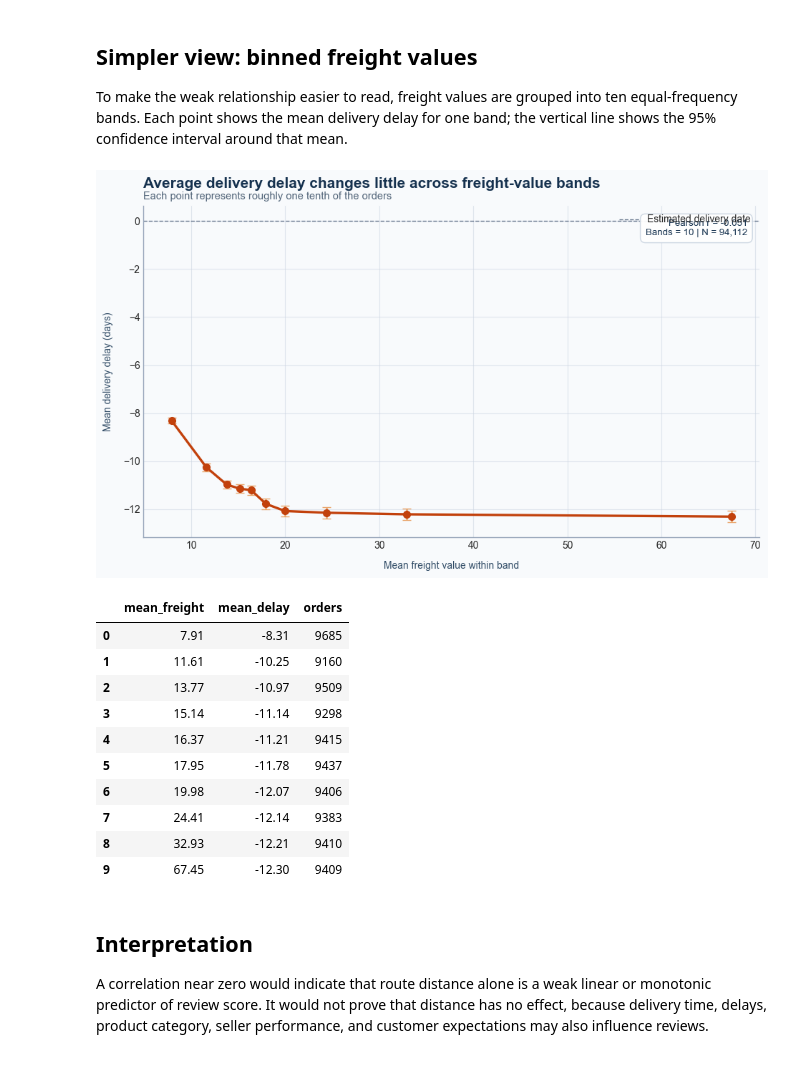
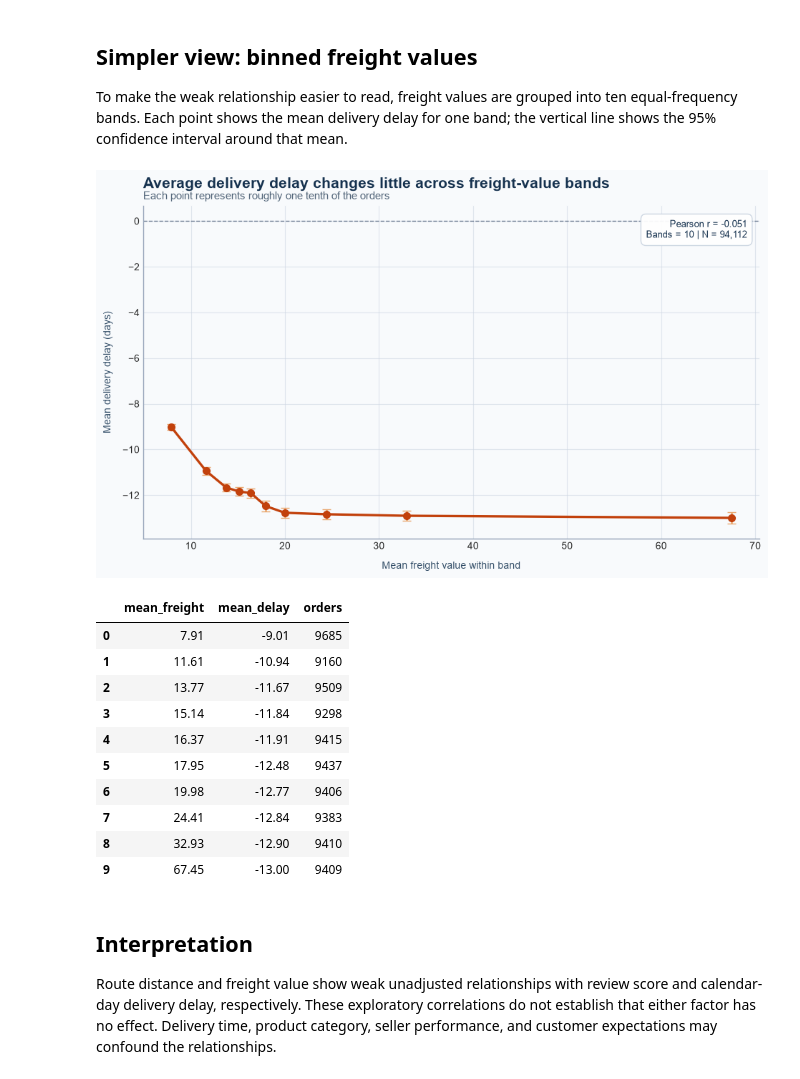
Before and after one commit to YuanJiayi/Team6_IT5006_Ecommerce_Analytics_AY2627Sem1, a Jupyter notebook: notebooks/phase1/route_distance_review_correlation.ipynb, the cells around one changed output. Cells and saved outputs as stored; diff of their text form; code cells hidden in the pictures.

```diff
--- a/notebooks/phase1/route_distance_review_correlation.ipynb
+++ b/notebooks/phase1/route_distance_review_correlation.ipynb
@@ -416,9 +419,9 @@ delay_data = analysis[
     ]
 ].dropna().copy()
 delay_data["delivery_delay_days"] = (
-    delay_data["order_delivered_customer_date"]
-    - delay_data["order_estimated_delivery_date"]
-).dt.total_seconds() / 86_400
+    delay_data["order_delivered_customer_date"].dt.normalize()
+    - delay_data["order_estimated_delivery_date"].dt.normalize()
+).dt.days
 
 freight_delay_correlation = delay_data["delivery_delay_days"].corr(
     delay_data["total_freight_value"], method="pearson"
@@ -451,7 +454,7 @@ hexbin = ax.hexbin(
     linewidths=0.25,
     edgecolors="#ffffff",
 )
-ax.axhline(0, color="#64748b", linewidth=1, linestyle="--", label="Estimated delivery date")
+ax.axhline(0, color="#64748b", linewidth=1, linestyle="--")
 ax.set_title("Freight value and delivery delay", loc="left", fontsize=16, weight="bold", color="#16324f", pad=18)
 ax.text(0, 1.02, "Higher delay values mean delivery later than estimated", transform=ax.transAxes, fontsize=10.5, color="#526579")
 ax.set_xlabel("Total freight value", labelpad=10, color="#334e68")
@@ -461,7 +464,6 @@ ax.set_ylim(min(plot_delay_data["delivery_delay_days"].min(), -1), delay_limit *
 ax.grid(color="#cbd5e1", linewidth=0.8, alpha=0.55)
 ax.spines[["top", "right"]].set_visible(False)
 ax.spines[["left", "bottom"]].set_color("#94a3b8")
-ax.legend(frameon=False, loc="upper right")
 colorbar = fig.colorbar(hexbin, ax=ax, pad=0.02)
 colorbar.set_label("Orders per hexagon (log scale)", color="#334e68")
 colorbar.outline.set_visible(False)
@@ -525,48 +527,47 @@ ax.errorbar(
     fmt="o-",
     color="#c2410c",
     ecolor="#e9a66d",
     elinewidth=1.8,
     capsize=4,
     markersize=7,
     linewidth=2.4,
 )
-ax.axhline(0, color="#64748b", linewidth=1, linestyle="--", label="Estimated delivery date")
+ax.axhline(0, color="#64748b", linewidth=1, linestyle="--")
 ax.set_title("Average delivery delay changes little across freight-value bands", loc="left", fontsize=15, weight="bold", color="#16324f", pad=18)
 ax.text(0, 1.02, "Each point represents roughly one tenth of the orders", transform=ax.transAxes, fontsize=10.5, color="#526579")
 ax.set_xlabel("Mean freight value within band", labelpad=10, color="#334e68")
 ax.set_ylabel("Mean delivery delay (days)", labelpad=10, color="#334e68")
 ax.grid(color="#cbd5e1", linewidth=0.8, alpha=0.55)
 ax.spines[["top", "right"]].set_visible(False)
 ax.spines[["left", "bottom"]].set_color("#94a3b8")
-ax.legend(frameon=False, loc="upper right")
 ax.text(
     0.98, 0.96,
     f"Pearson r = {freight_delay_correlation:.3f}\n"
     f"Bands = {len(binned_delay_summary)} | N = {len(delay_data):,}",
     transform=ax.transAxes,
     ha="right",
     va="top",
     fontsize=9.5,
     color="#16324f",
     bbox={"boxstyle": "round,pad=0.55", "facecolor": "#ffffff", "edgecolor": "#cbd5e1", "alpha": 0.94},
 )
 fig.tight_layout()
 plt.show()
 display(binned_delay_summary[["mean_freight", "mean_delay", "orders"]].round(2))
 # %% [output]
-[figure, old version]
+[figure, new version]
 |  | mean_freight | mean_delay | orders |
-| 0 | 7.91 | -8.31 | 9685 |
-| 1 | 11.61 | -10.25 | 9160 |
-| 2 | 13.77 | -10.97 | 9509 |
-| 3 | 15.14 | -11.14 | 9298 |
-| 4 | 16.37 | -11.21 | 9415 |
-| 5 | 17.95 | -11.78 | 9437 |
-| 6 | 19.98 | -12.07 | 9406 |
-| 7 | 24.41 | -12.14 | 9383 |
-| 8 | 32.93 | -12.21 | 9410 |
-| 9 | 67.45 | -12.30 | 9409 |
+| 0 | 7.91 | -9.01 | 9685 |
+| 1 | 11.61 | -10.94 | 9160 |
+| 2 | 13.77 | -11.67 | 9509 |
+| 3 | 15.14 | -11.84 | 9298 |
+| 4 | 16.37 | -11.91 | 9415 |
+| 5 | 17.95 | -12.48 | 9437 |
+| 6 | 19.98 | -12.77 | 9406 |
+| 7 | 24.41 | -12.84 | 9383 |
+| 8 | 32.93 | -12.90 | 9410 |
+| 9 | 67.45 | -13.00 | 9409 |
 # %% [markdown]
 ## Interpretation
 
-A correlation near zero would indicate that route distance alone is a weak linear or monotonic predictor of review score. It would not prove that distance has no effect, because delivery time, delays, product category, seller performance, and customer expectations may also influence reviews.
+Route distance and freight value show weak unadjusted relationships with review score and calendar-day delivery delay, respectively. These exploratory correlations do not establish that either factor has no effect. Delivery time, product category, seller performance, and customer expectations may confound the relationships.
```
Also changed, not shown: parts of 8 cells of this notebook, 10 other files.
